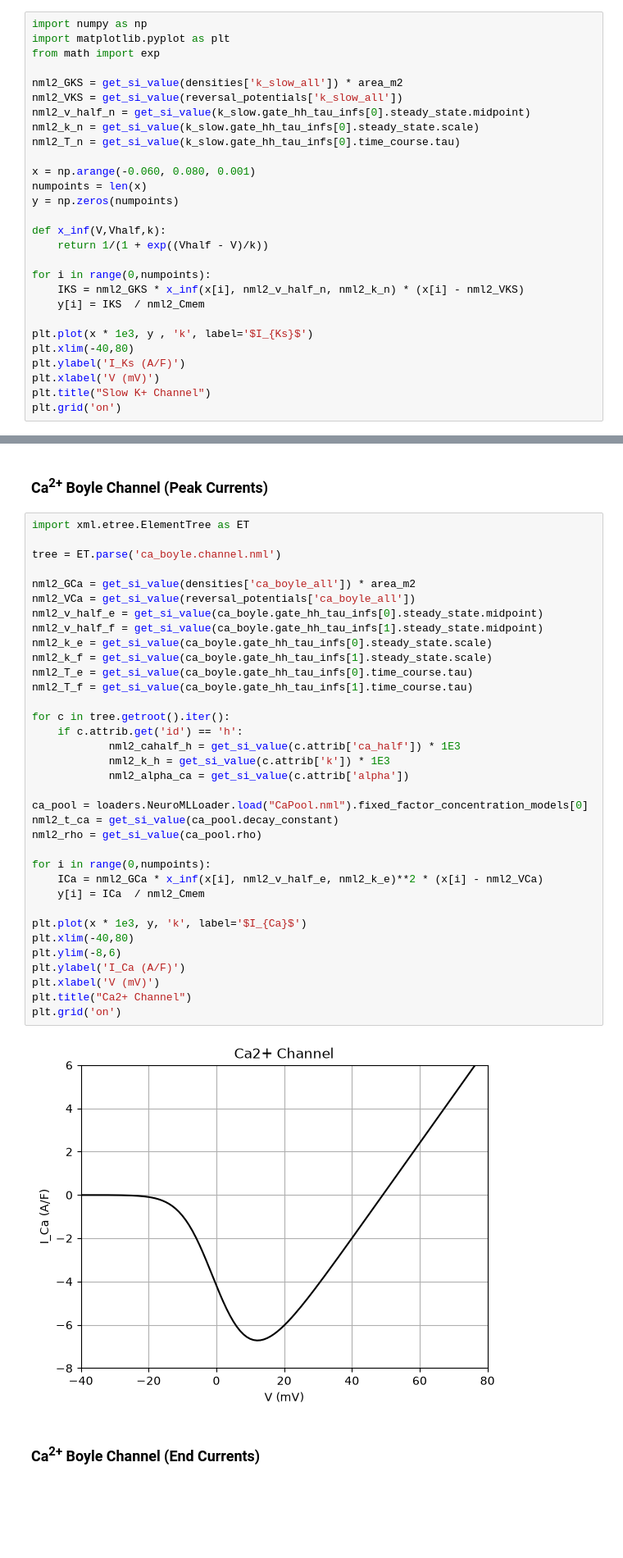
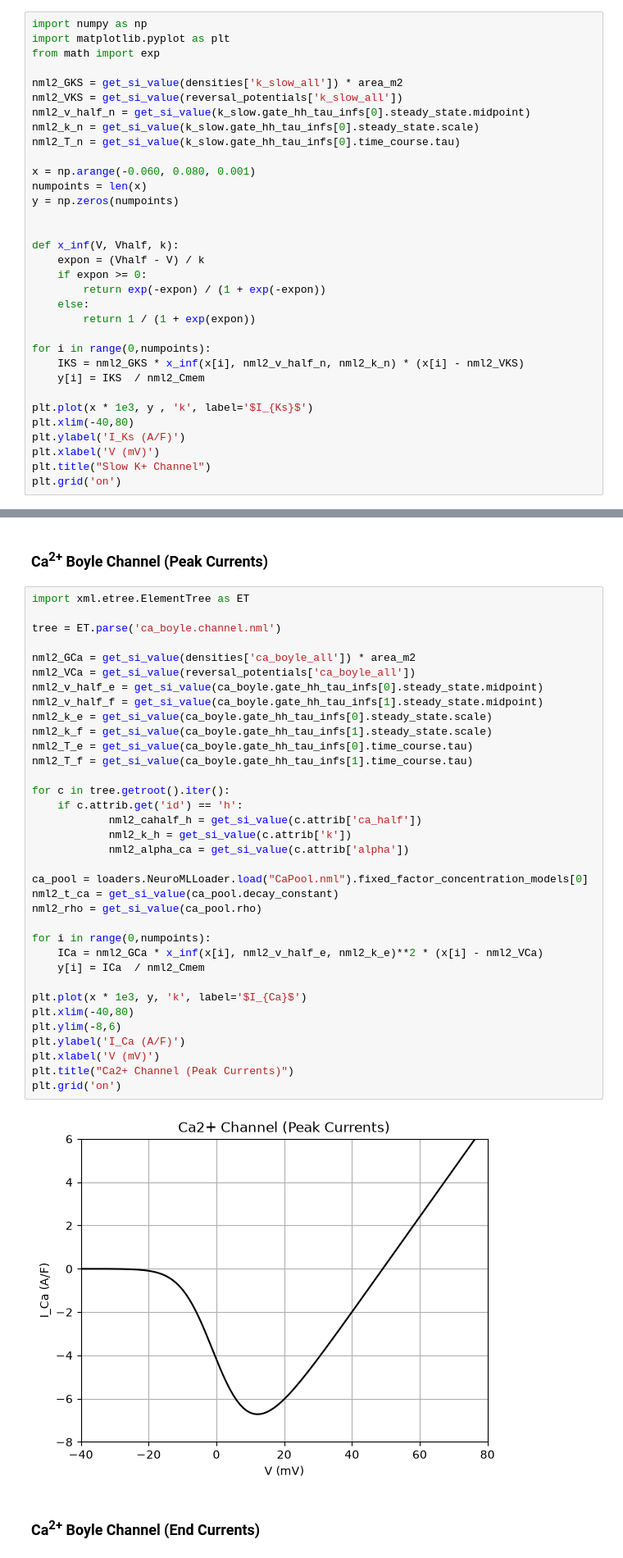
Before and after one commit to openworm/muscle_model, a Jupyter notebook: NeuroML2/Explore.ipynb, the cells around one changed output, grey strips where cells are left out. Shown at 82% size. Cells and saved outputs as stored; diff of their text form; blank space fills up the shorter version.

```diff
--- a/NeuroML2/Explore.ipynb
+++ b/NeuroML2/Explore.ipynb
@@ -117,8 +117,13 @@ x = np.arange(-0.060, 0.080, 0.001)
 numpoints = len(x)
 y = np.zeros(numpoints)
 
-def x_inf(V,Vhalf,k):
-    return 1/(1 + exp((Vhalf - V)/k))
+
+def x_inf(V, Vhalf, k):
+    expon = (Vhalf - V) / k
+    if expon >= 0:
+        return exp(-expon) / (1 + exp(-expon))
+    else:
+        return 1 / (1 + exp(expon))
 
 for i in range(0,numpoints):
     IKS = nml2_GKS * x_inf(x[i], nml2_v_half_n, nml2_k_n) * (x[i] - nml2_VKS)
@@ -164,37 +169,37 @@ import xml.etree.ElementTree as ET
 tree = ET.parse('ca_boyle.channel.nml')
 
 nml2_GCa = get_si_value(densities['ca_boyle_all']) * area_m2
 nml2_VCa = get_si_value(reversal_potentials['ca_boyle_all'])
 nml2_v_half_e = get_si_value(ca_boyle.gate_hh_tau_infs[0].steady_state.midpoint)
 nml2_v_half_f = get_si_value(ca_boyle.gate_hh_tau_infs[1].steady_state.midpoint)
 nml2_k_e = get_si_value(ca_boyle.gate_hh_tau_infs[0].steady_state.scale)
 nml2_k_f = get_si_value(ca_boyle.gate_hh_tau_infs[1].steady_state.scale)
 nml2_T_e = get_si_value(ca_boyle.gate_hh_tau_infs[0].time_course.tau)
 nml2_T_f = get_si_value(ca_boyle.gate_hh_tau_infs[1].time_course.tau)
 
 for c in tree.getroot().iter():
     if c.attrib.get('id') == 'h':
-            nml2_cahalf_h = get_si_value(c.attrib['ca_half']) * 1E3
-            nml2_k_h = get_si_value(c.attrib['k']) * 1E3
+            nml2_cahalf_h = get_si_value(c.attrib['ca_half'])
+            nml2_k_h = get_si_value(c.attrib['k'])
             nml2_alpha_ca = get_si_value(c.attrib['alpha'])
 
 ca_pool = loaders.NeuroMLLoader.load("CaPool.nml").fixed_factor_concentration_models[0]
 nml2_t_ca = get_si_value(ca_pool.decay_constant)
 nml2_rho = get_si_value(ca_pool.rho)
 
 for i in range(0,numpoints):
     ICa = nml2_GCa * x_inf(x[i], nml2_v_half_e, nml2_k_e)**2 * (x[i] - nml2_VCa)
     y[i] = ICa  / nml2_Cmem
 
 plt.plot(x * 1e3, y, 'k', label='$I_{Ca}$')
 plt.xlim(-40,80)
 plt.ylim(-8,6)
 plt.ylabel('I_Ca (A/F)')
 plt.xlabel('V (mV)')
-plt.title("Ca2+ Channel")
+plt.title("Ca2+ Channel (Peak Currents)")
 plt.grid('on')
 # %% [output]
-[figure, old version]
+[figure, new version]
 # %% [markdown]
 ### Ca<sup>2+</sup> Boyle Channel (End Currents)
 # %% [markdown]
```
Also changed, not shown: parts of 3 cells of this notebook.
